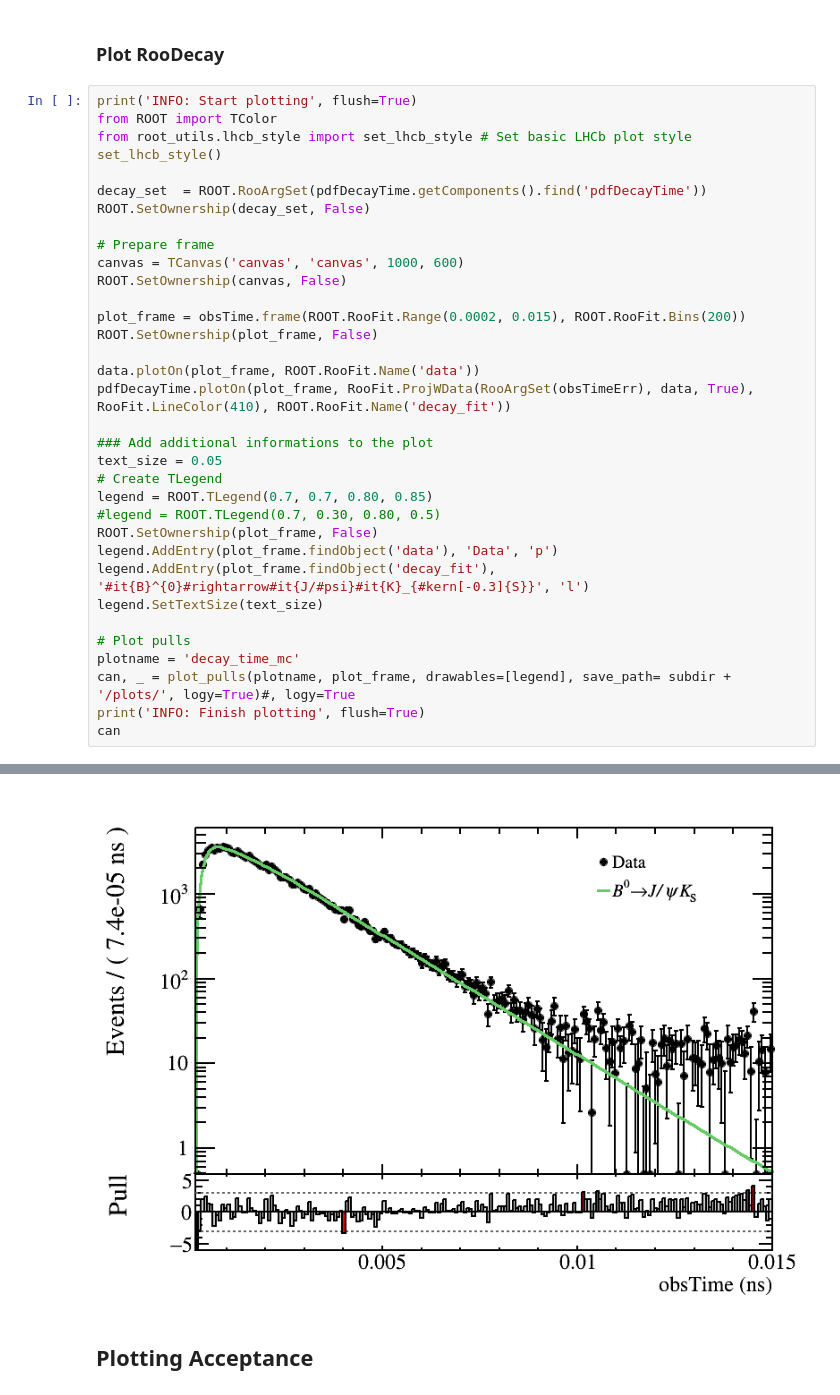
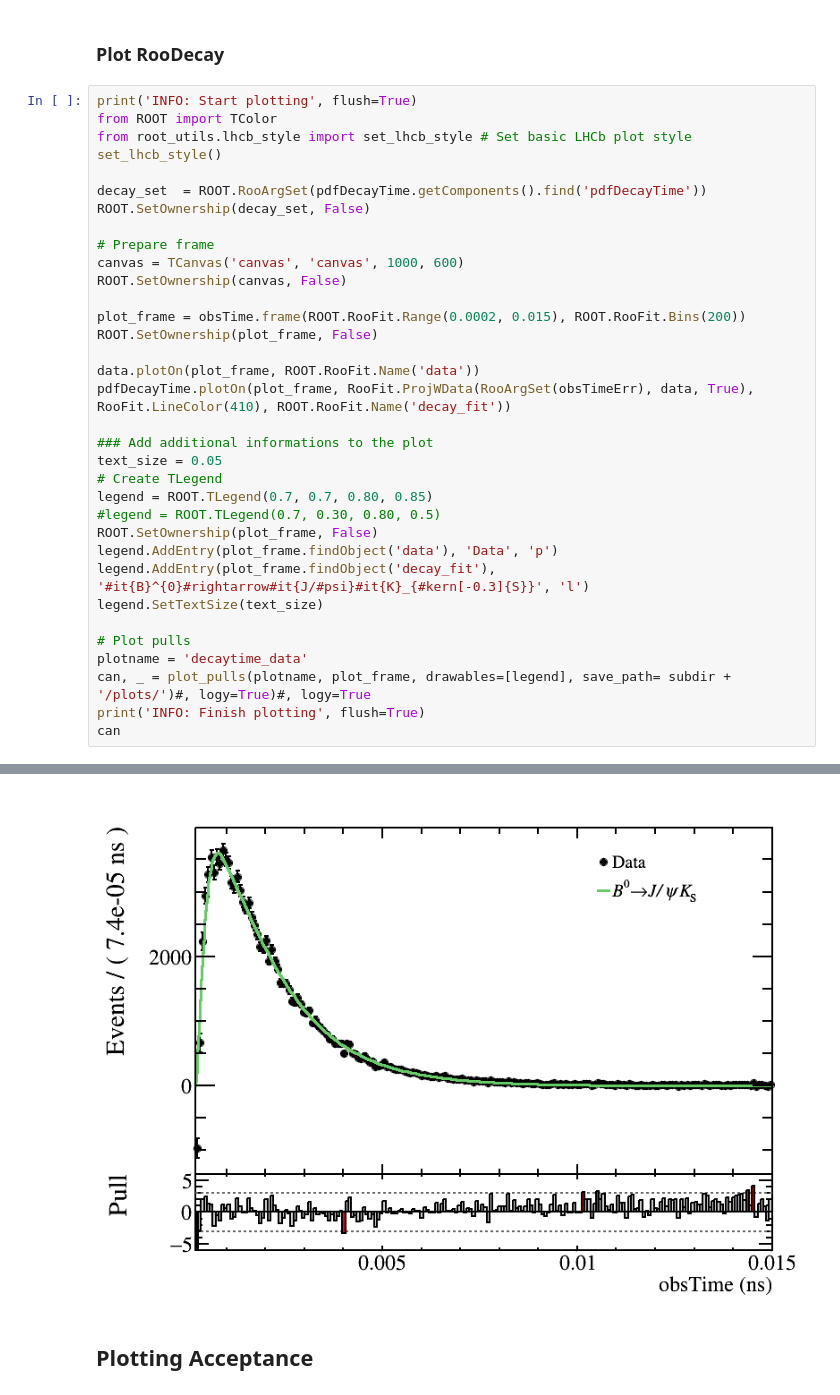
Before and after one commit to chasenberg/Masterthesis, a Jupyter notebook: notebooks/decaytime_studies/acceptance/acceptance_JpsiKS_data.ipynb, the cells around one changed output, grey strips where cells are left out. Saved outputs shown, nothing was run; the diff lists cells and outputs as text.

```diff
--- a/notebooks/decaytime_studies/acceptance/acceptance_JpsiKS_data.ipynb
+++ b/notebooks/decaytime_studies/acceptance/acceptance_JpsiKS_data.ipynb
@@ -349,36 +364,36 @@ set_lhcb_style()
 
 decay_set  = ROOT.RooArgSet(pdfDecayTime.getComponents().find('pdfDecayTime'))
 ROOT.SetOwnership(decay_set, False)
 
 # Prepare frame
 canvas = TCanvas('canvas', 'canvas', 1000, 600)
 ROOT.SetOwnership(canvas, False)
 
 plot_frame = obsTime.frame(ROOT.RooFit.Range(0.0002, 0.015), ROOT.RooFit.Bins(200))
 ROOT.SetOwnership(plot_frame, False)
 
 data.plotOn(plot_frame, ROOT.RooFit.Name('data'))
 pdfDecayTime.plotOn(plot_frame, RooFit.ProjWData(RooArgSet(obsTimeErr), data, True), RooFit.LineColor(410), ROOT.RooFit.Name('decay_fit'))
 
 ### Add additional informations to the plot
 text_size = 0.05
 # Create TLegend
 legend = ROOT.TLegend(0.7, 0.7, 0.80, 0.85)
 #legend = ROOT.TLegend(0.7, 0.30, 0.80, 0.5)
 ROOT.SetOwnership(plot_frame, False)
 legend.AddEntry(plot_frame.findObject('data'), 'Data', 'p')
 legend.AddEntry(plot_frame.findObject('decay_fit'), '#it{B}^{0}#rightarrow#it{J/#psi}#it{K}_{#kern[-0.3]{S}}', 'l')
 legend.SetTextSize(text_size)
 
 # Plot pulls
-plotname = 'decay_time_mc'
-can, _ = plot_pulls(plotname, plot_frame, drawables=[legend], save_path= subdir + '/plots/', logy=True)#, logy=True
+plotname = 'decaytime_data'
+can, _ = plot_pulls(plotname, plot_frame, drawables=[legend], save_path= subdir + '/plots/')#, logy=True)#, logy=True
 print('INFO: Finish plotting', flush=True)
 can
 # %% [output]
 INFO: Start plotting
 INFO: Finish plotting
-[figure, old version]
+[figure, new version]
 # %% [markdown]
 ## Plotting Acceptance
 # %%
```
Also changed, not shown: parts of 7 cells of this notebook.
